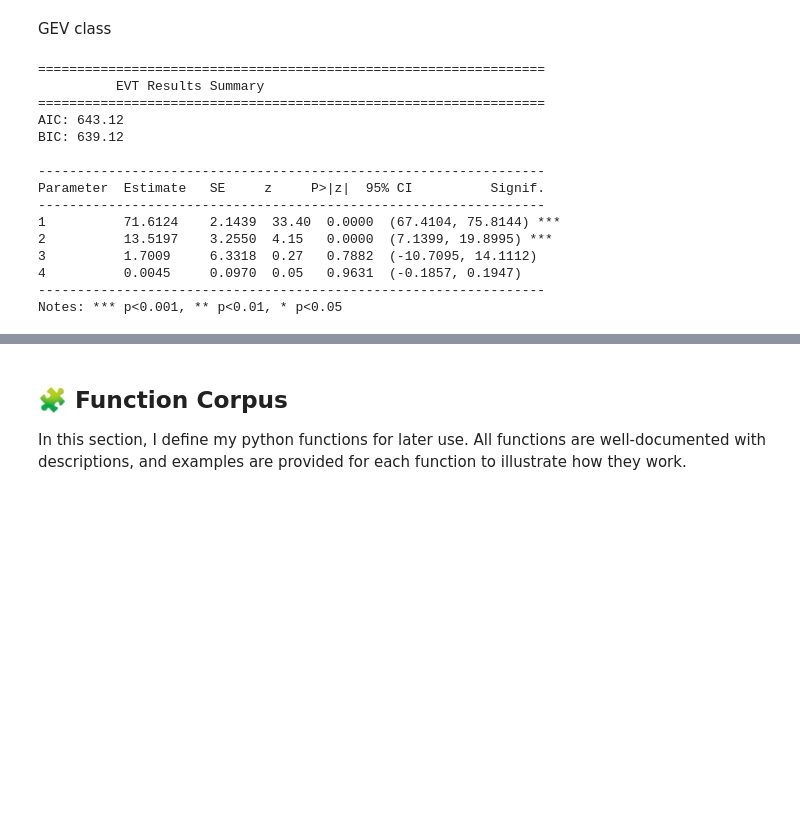
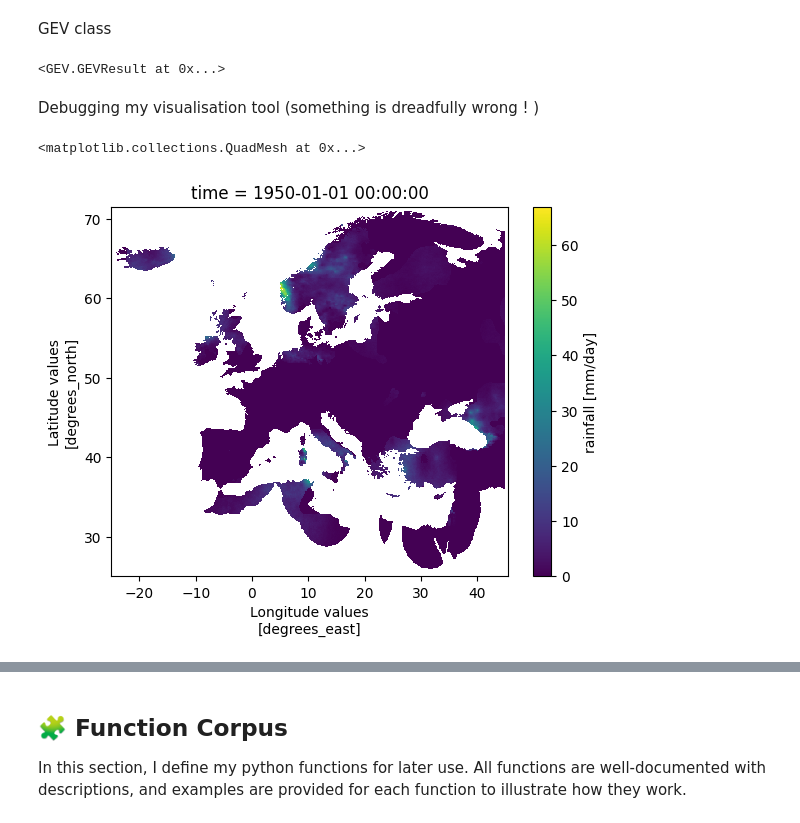
Before and after one commit to RPGSynth/EVT_Univariate, a Jupyter notebook: Exploration/main.ipynb, the cells around one changed output, grey strips where cells are left out. Cells and saved outputs as stored; diff of their text form; code cells hidden in the pictures; blank space fills up the shorter version.

```diff
--- a/Exploration/main.ipynb
+++ b/Exploration/main.ipynb
@@ -83,20 +83,8 @@ exog = {'scale':EOBS["tempanomalyMean"]}
 # Initialize and use EVTModel
 model1 = GEVLikelihood(endog=EOBS["prmax"],exog=exog)
 a = model1.fit()
-print(a)
+a
 # %% [output]
-=================================================================
-          EVT Results Summary
-=================================================================
-AIC: 643.12
-BIC: 639.12
-
------------------------------------------------------------------
-Parameter  Estimate   SE     z     P>|z|  95% CI          Signif.
------------------------------------------------------------------
-1          71.6124    2.1439  33.40  0.0000  (67.4104, 75.8144) ***
-2          13.5197    3.2550  4.15   0.0000  (7.1399, 19.8995) ***
-3          1.7009     6.3318  0.27   0.7882  (-10.7095, 14.1112)
-4          0.0045     0.0970  0.05   0.9631  (-0.1857, 0.1947)
------------------------------------------------------------------
-Notes: *** p<0.001, ** p<0.01, * p<0.05
+<GEV.GEVResult at 0x...>
+# %% [markdown]
+Debugging my visualisation tool (something is dreadfully wrong ! )
@@ -102,0 +106,8 @@ Notes: *** p<0.001, ** p<0.01, * p<0.05
+# %%
+data2 = load_netcdf(r"c:\ThesisData\EOBS\RainFallMeanEnsemble\rr_ens_mean_0.1deg_reg_v30.0e.nc")
+variable = data2["pr"].isel(time=0)
+variable.plot()
+#At this point it is still well conditionned.
+# %% [output]
+<matplotlib.collections.QuadMesh at 0x...>
+[figure, added]
```
Also changed, not shown: parts of 6 cells of this notebook.
